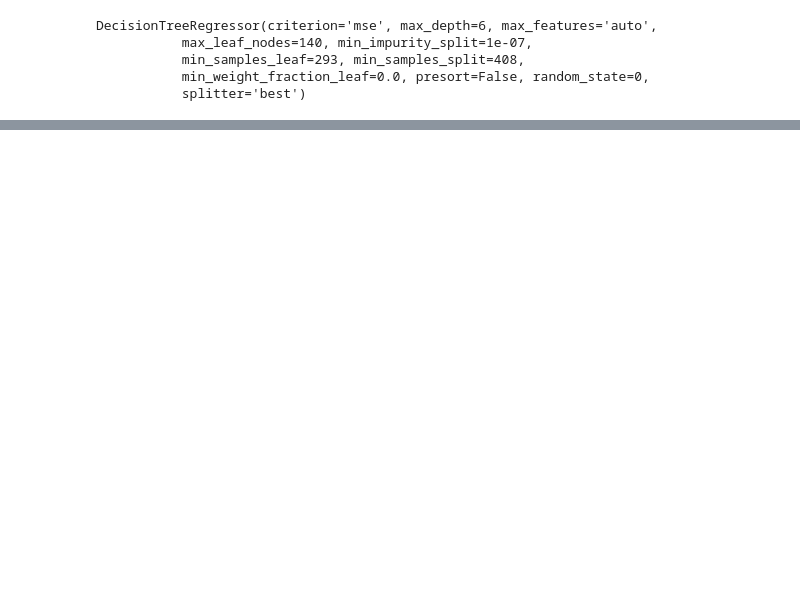
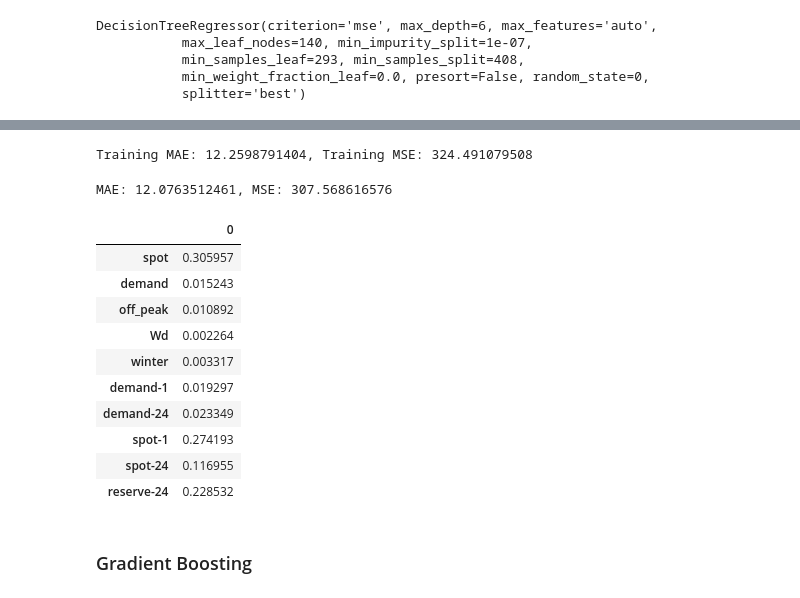
Before and after one commit to NonoMalpi/Secondary_band, a Jupyter notebook: Secondary reserve up price.ipynb, the cells around one changed output, grey strips where cells are left out. Drawn from its saved outputs; the diff is of its cells as text; code cells hidden in the pictures; blank space fills up the shorter version.

```diff
--- a/Secondary reserve up price.ipynb
+++ b/Secondary reserve up price.ipynb
@@ -224,0 +332,8 @@ mean_absolute_error(y_test, tree.predict(x_test)) / Y.mean()
+# %%
+# Customised random forest, this is the final model
+rfr = RandomForestRegressor(bootstrap=True, criterion='mse', max_depth=9,
+           max_features='log2', max_leaf_nodes=130,
+           min_impurity_split=1e-07, min_samples_leaf=250,
+           min_samples_split=500, min_weight_fraction_leaf=0.0,
+           n_estimators=80, n_jobs=-1, oob_score=False, random_state=0,
+           verbose=0, warm_start=False)
@@ -224,0 +368,24 @@ mean_absolute_error(y_test, tree.predict(x_test)) / Y.mean()
+# %%
+print('Training MAE: ' +str(mean_absolute_error(y_train, rfr.predict(x_train)))+', Training MSE: ' +
+      str(mean_squared_error(y_train, rfr.predict(x_train))))
+# %% [output]
+Training MAE: 12.2598791404, Training MSE: 324.491079508
+# %%
+print('MAE: ' +str(mean_absolute_error(y_test, rfr.predict(x_test)))+', MSE: ' +
+      str(mean_squared_error(y_test, rfr.predict(x_test))))
+pd.DataFrame(data=rfr.feature_importances_, index=features_list)
+# %% [output]
+MAE: 12.0763512461, MSE: 307.568616576
+|  | 0 |
+| spot | 0.305957 |
+| demand | 0.015243 |
+| off_peak | 0.010892 |
+| Wd | 0.002264 |
+| winter | 0.003317 |
+| demand-1 | 0.019297 |
+| demand-24 | 0.023349 |
+| spot-1 | 0.274193 |
+| spot-24 | 0.116955 |
+| reserve-24 | 0.228532 |
+# %% [markdown]
+### Gradient Boosting
```
Also changed, not shown: parts of 38 cells of this notebook.
